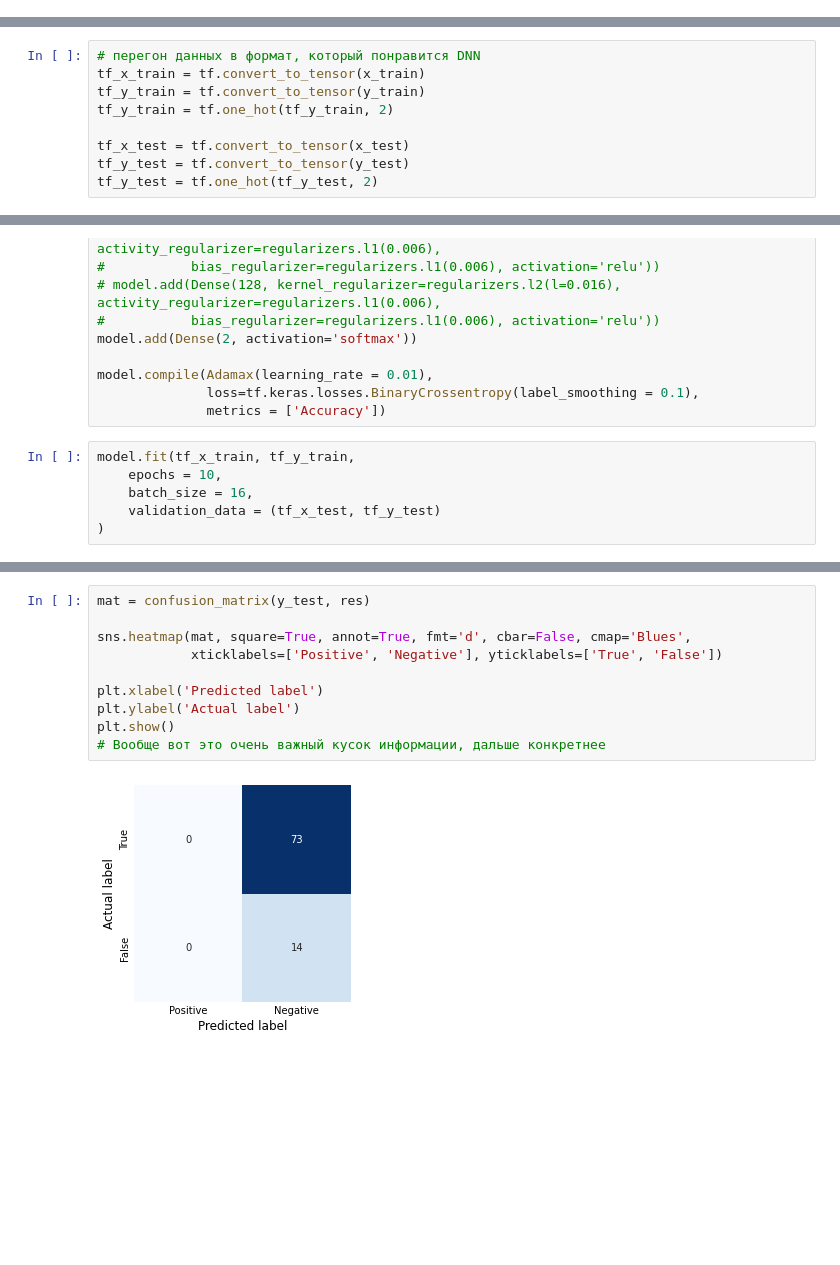
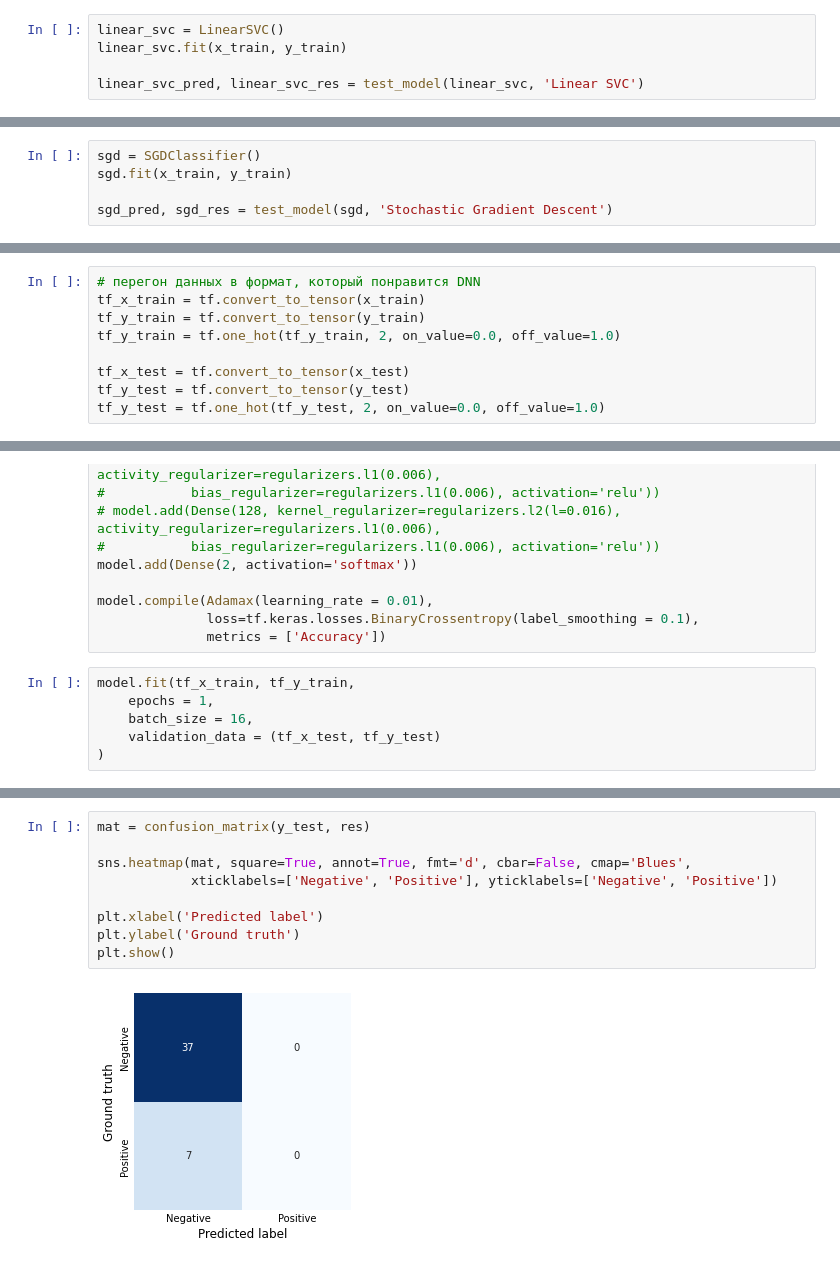
Before and after one commit to EmpyEmpt/Anemia-modeling, a Jupyter notebook: modeling.ipynb, the cells around one changed output, grey strips where cells are left out. Saved outputs shown, nothing was run; the diff lists cells and outputs as text; blank space fills up the shorter version.

```diff
--- a/modeling.ipynb
+++ b/modeling.ipynb
@@ -177,0 +205,5 @@ Success rate on whole dataset = 69.66%
+# %%
+linear_svc = LinearSVC()
+linear_svc.fit(x_train, y_train)
+
+linear_svc_pred, linear_svc_res = test_model(linear_svc, 'Linear SVC')
@@ -177,0 +220,5 @@ Success rate on whole dataset = 69.66%
+# %%
+sgd = SGDClassifier()
+sgd.fit(x_train, y_train)
+
+sgd_pred, sgd_res = test_model(sgd, 'Stochastic Gradient Descent')
@@ -246,11 +289,11 @@ from tensorflow.keras.optimizers import Adamax
 # перегон данных в формат, который понравится DNN
 tf_x_train = tf.convert_to_tensor(x_train)
 tf_y_train = tf.convert_to_tensor(y_train)
-tf_y_train = tf.one_hot(tf_y_train, 2)
+tf_y_train = tf.one_hot(tf_y_train, 2, on_value=0.0, off_value=1.0)
 
 tf_x_test = tf.convert_to_tensor(x_test)
 tf_y_test = tf.convert_to_tensor(y_test)
-tf_y_test = tf.one_hot(tf_y_test, 2)
+tf_y_test = tf.one_hot(tf_y_test, 2, on_value=0.0, off_value=1.0)
 # %%
 # сама модель, я пробовал много разных, делать модель шире и глубже смысла нет - результат одинаковый
 model = Sequential()
@@ -272,7 +315,7 @@ model.compile(Adamax(learning_rate = 0.01),
               metrics = ['Accuracy'])
 # %%
 model.fit(tf_x_train, tf_y_train,
-    epochs = 10,
+    epochs = 1,
     batch_size = 16,
     validation_data = (tf_x_test, tf_y_test)
 )
@@ -312,15 +336,14 @@ Accuracy: 80.46%
 # %%
 mat = confusion_matrix(y_test, res)
 
 sns.heatmap(mat, square=True, annot=True, fmt='d', cbar=False, cmap='Blues',
-            xticklabels=['Positive', 'Negative'], yticklabels=['True', 'False'])
+            xticklabels=['Negative', 'Positive'], yticklabels=['Negative', 'Positive'])
 
 plt.xlabel('Predicted label')
-plt.ylabel('Actual label')
+plt.ylabel('Ground truth')
 plt.show()
-# Вообще вот это очень важный кусок информации, дальше конкретнее
 # %% [output]
-[figure, old version]
+[figure, new version]
 # %%
 # Тоже самое, что и confusion matrix, но немного в другом формате
 preds = (preds > 0.5)
```
Also changed, not shown: parts of 79 cells of this notebook, 1 other file.
